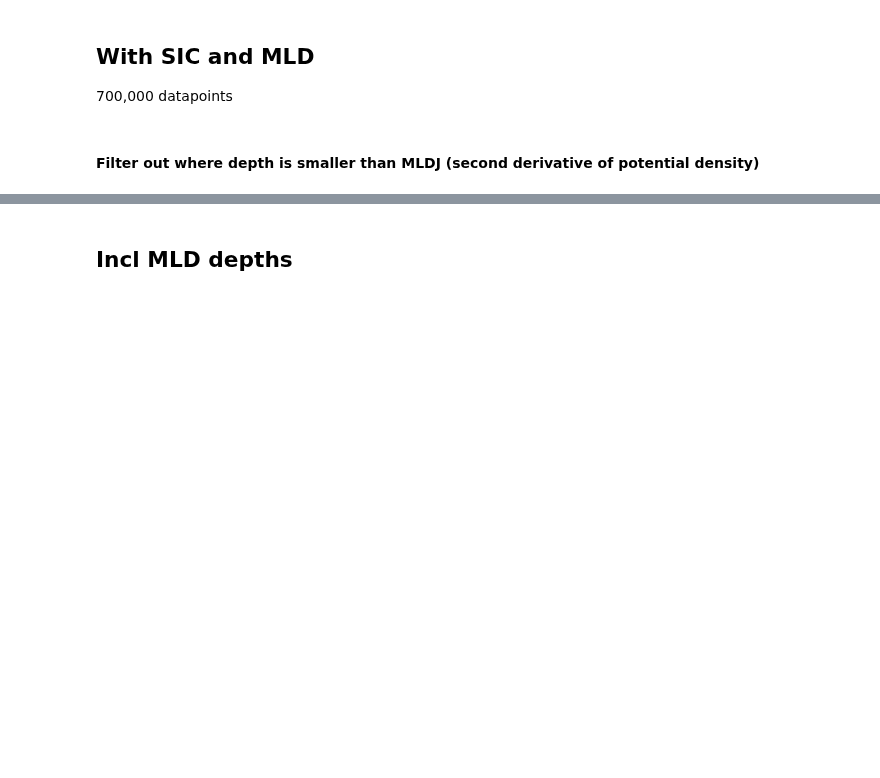
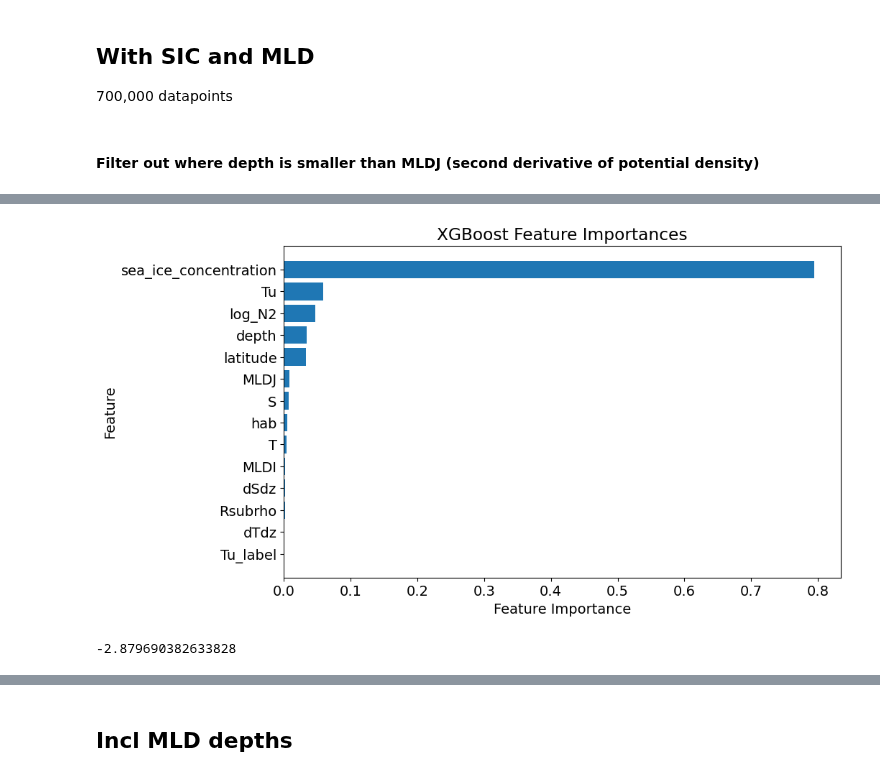
Before and after one commit to lisanneblok/ArcticTurbulence, a Jupyter notebook: notebooks/ML_models/arctic_xgboost.ipynb, the cells around one changed output, grey strips where cells are left out. Drawn from its saved outputs; the diff is of its cells as text; code cells hidden in the pictures; blank space fills up the shorter version.

```diff
--- a/notebooks/ML_models/arctic_xgboost.ipynb
+++ b/notebooks/ML_models/arctic_xgboost.ipynb
@@ -65,0 +176,8 @@ xgb_regressor_all_SIC, r2_all_SIC, y_test_all_SIC, y_pred_all_SIC, X_test_all_SI
+# %%
+xgb_regressor_all_B2008, r2_all_B2008, y_test_all_B2008, y_pred_all_B2008, X_test_all_B2008, feature_importances_all_B2008, X_train_B2008, y_train_B2008 = XGBoost_regressor(MLD_df, xstringlist_all_SIC, ystringlist_all_SIC, cv=None, manual_regressor=xgb_regularised, cruise_test="NICE-2015")
+# %% [output]
+[figure, added]
+# %%
+r2_all_B2008
+# %% [output]
+-2.879690382633828
```
Also changed, not shown: parts of 61 cells of this notebook, 20 other files.
